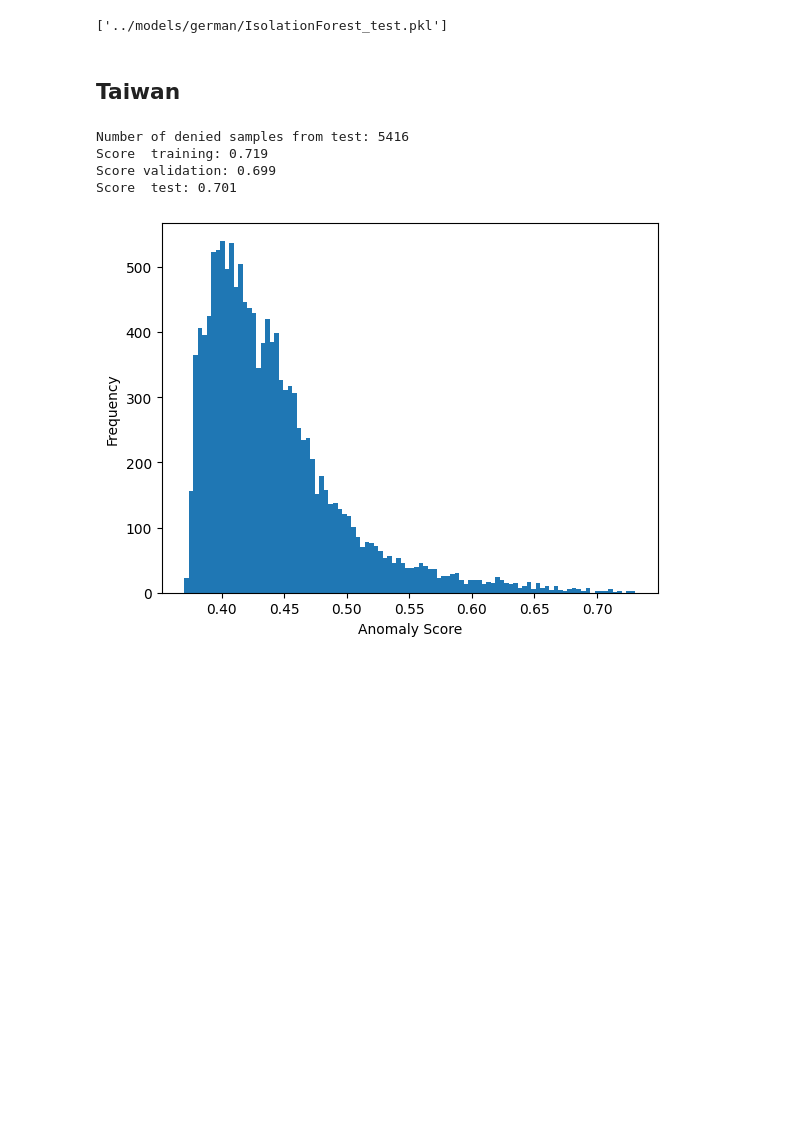
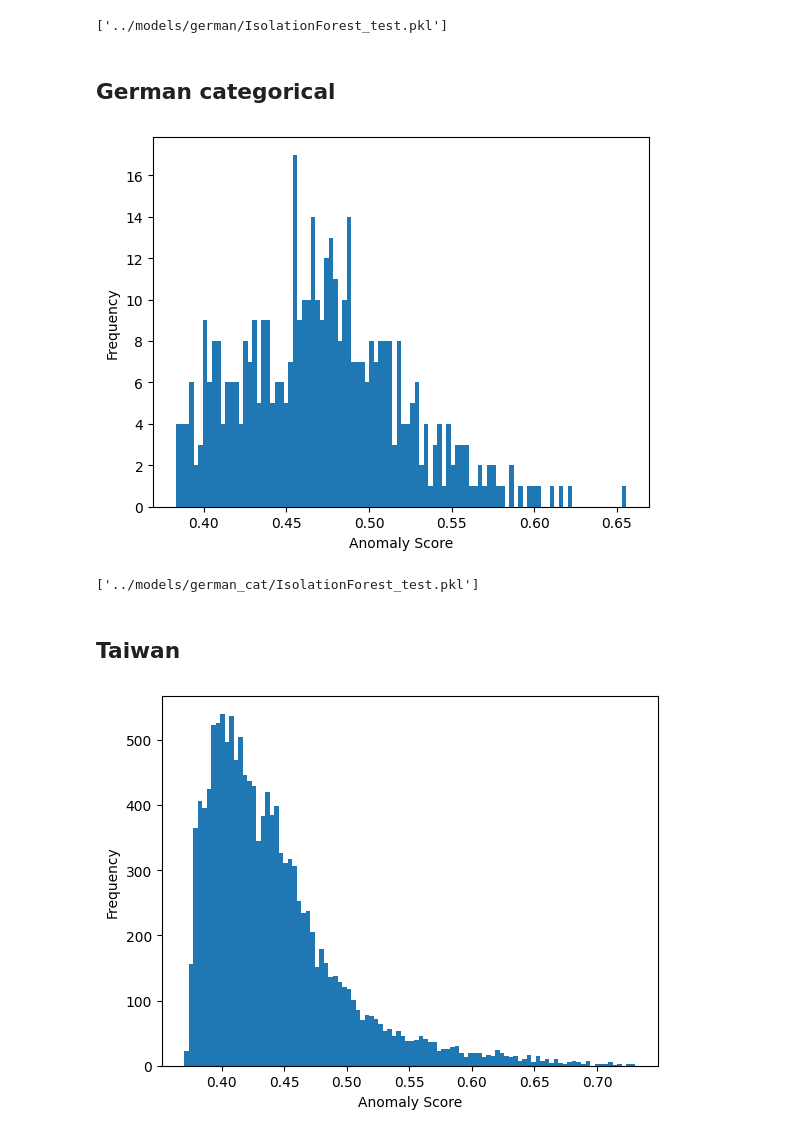
Before and after one commit to hiaac-finance/cfmining, a Jupyter notebook: notebooks/model_training.ipynb, the cells around one changed output. Cells and saved outputs as stored; diff of their text form; code cells hidden in the pictures; blank space fills up the shorter version.

Commit message:
feat: changes to support categorical features

```diff
--- a/notebooks/model_training.ipynb
+++ b/notebooks/model_training.ipynb
@@ -170,3 +183,5 @@ joblib.dump(outlier_detection, "../models/german/IsolationForest_test.pkl")
 # %% [output]
 [figure]
 ['../models/german/IsolationForest_test.pkl']
+# %% [markdown]
+## German categorical
@@ -172,0 +190,17 @@ joblib.dump(outlier_detection, "../models/german/IsolationForest_test.pkl")
+# %%
+df = pd.read_csv("../data/german_cat.csv")
+X = df.drop("GoodCustomer", axis=1)
+Y = df["GoodCustomer"]
+
+X_train, X_test, Y_train, Y_test = train_test_split(X, Y, test_size=TEST_RATIO, random_state=SEED, shuffle=True)
+X_train, X_val, Y_train, Y_val = train_test_split(X_train, Y_train, test_size=VAL_RATIO, random_state=SEED, shuffle=True)
+
+# reset index
+X_train = X_train.reset_index(drop=True)
+X_val = X_val.reset_index(drop=True)
+X_test = X_test.reset_index(drop=True)
+Y_train = Y_train.reset_index(drop=True)
+Y_val = Y_val.reset_index(drop=True)
+Y_test = Y_test.reset_index(drop=True)
+
+cat_features = ["PurposeOfLoan"]
@@ -173,3 +236,23 @@ joblib.dump(outlier_detection, "../models/german/IsolationForest_test.pkl")
+# %%
+outlier_detection = IsolationForest(ndim=1, sample_size=256, max_depth=8, ntrees=100, missing_action="divide")
+outlier_detection.fit(X_train);
+
+scores = outlier_detection.predict(X_train)
+plt.hist(scores, bins=100);
+plt.xlabel("Anomaly Score")
+plt.ylabel("Frequency")
+plt.show()
+
+outlier_detection = OutlierWrap(X_train, outlier_detection, 0.05)
+joblib.dump(outlier_detection, "../models/german_cat/IsolationForest.pkl")
+
+outlier_detection = IsolationForest(ndim=1, sample_size=256, max_depth=8, ntrees=100, missing_action="divide")
+outlier_detection.fit(X_test);
+outlier_detection = OutlierWrap(X_train, outlier_detection, 0.05)
+joblib.dump(outlier_detection, "../models/german_cat/IsolationForest_test.pkl")
+# %% [output]
+[figure, added]
+['../models/german_cat/IsolationForest_test.pkl']
 # %% [markdown]
 ## Taiwan
 # %%
@@ -184,7 +267,8 @@ X_train, X_test, Y_train, Y_test = train_test_split(X, Y, test_size=TEST_RATIO,
 X_train, X_val, Y_train, Y_val = train_test_split(X_train, Y_train, test_size=VAL_RATIO, random_state=SEED, shuffle=True)
 # %%
 for model_name in [
-    #"LGBMClassifier",
+    "LogisticRegression",
+    "LGBMClassifier",
     "MLPClassifier"
     ]:
     study = optuna.create_study(
@@ -193,32 +277,21 @@ for model_name in [
     study.optimize(
         lambda trial: objective(trial, hyperparam_spaces[model_name], X_train, Y_train, X_val, Y_val, model_name),
         n_trials=50,
-        n_jobs=1,
+        n_jobs=n_jobs if model_name != "MLPClassifier" else 1,
         show_progress_bar=True,
     )
 
     params = study.best_params
-    if model_name == "LGBMClassifier":
-        model = LGBMClassifier(**params)
-    elif model_name == "MLPClassifier":
-        model = Pipeline([
-            ("scaler", StandardScaler()),
-            ("classifier", models.MLPClassifier(**params))
-        ])
+    model = get_model(X_train, model_name, None, params)
     model.fit(X_train, Y_train)
     Y_train_pred = model.predict(X_train)
     Y_test_pred = model.predict(X_test)
-    print(f"Number of denied samples from test: {(1 - Y_test_pred).sum():d}")
+    print(f"Number of denied samples from test: {(1 - Y_test_pred).sum():1f}")
     print(f"Score  training: {balanced_accuracy_score(Y_train, Y_train_pred):.3f}")
     print(f"Score validation: {balanced_accuracy_score(Y_val, model.predict(X_val)):.3f}")
     print(f"Score  test: {balanced_accuracy_score(Y_test, Y_test_pred):.3f}")
 
     joblib.dump(model, f"../models/taiwan/{model_name}.pkl")
-# %% [output]
-Number of denied samples from test: 5416
-Score  training: 0.719
-Score validation: 0.699
-Score  test: 0.701
 # %%
 outlier_detection = IsolationForest(ndim=1, sample_size=256, max_depth=8, ntrees=100, missing_action="divide")
 outlier_detection.fit(X_train);
```
Also changed, not shown: parts of 12 cells of this notebook, 5 other files.
